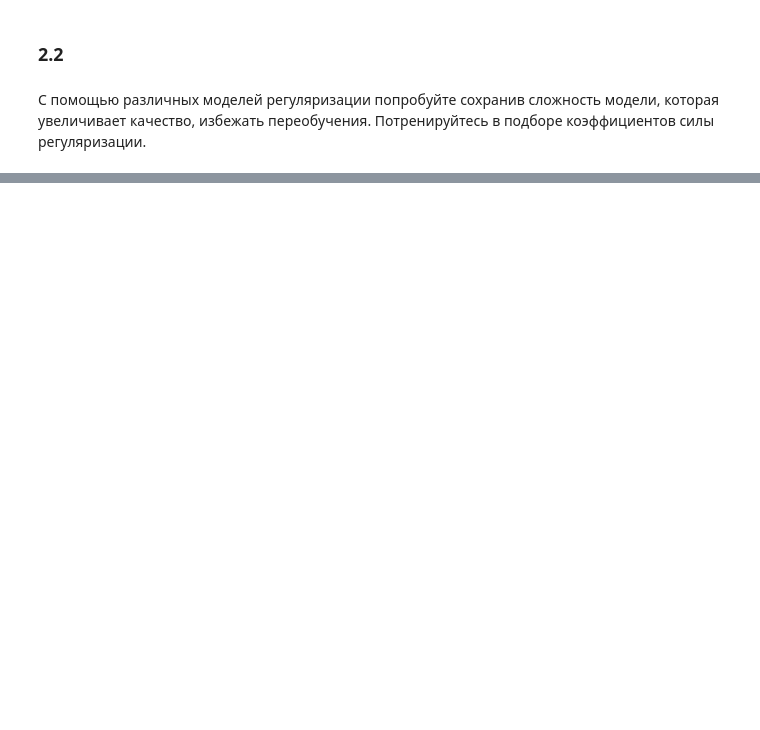
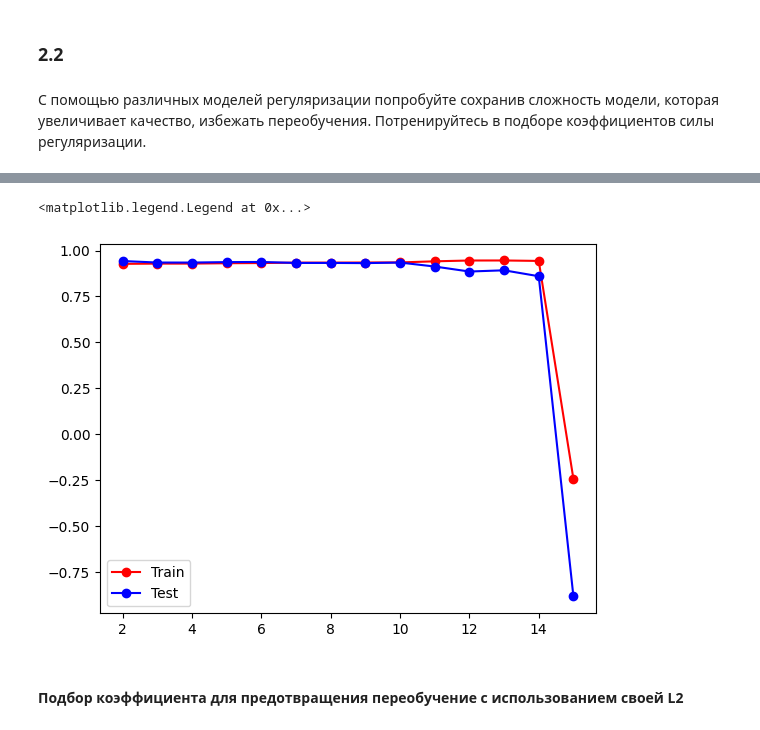
Before and after one commit to anshpak/bases-of-machine-learning, a Jupyter notebook: Shpak-lab-3.ipynb, the cells around one changed output, grey strips where cells are left out. Saved outputs shown, nothing was run; the diff lists cells and outputs as text; code cells hidden in the pictures; blank space fills up the shorter version.

```diff
--- a/Shpak-lab-3.ipynb
+++ b/Shpak-lab-3.ipynb
@@ -313,0 +350,18 @@ plt.legend(['Train', 'Test'])
+# %%
+degress = list(range(2, 16))
+scores_test = []
+scores_train = []
+for i in degress:
+    model = make_pipeline(PolynomialFeatures(degree=i),
+                          Ridge(fit_intercept=True, tol=5, alpha=0., max_iter=100000))
+    model.fit(x_train_3, y_train_3)
+    scores_test.append(model.score(x_test_3, y_test_3))
+    scores_train.append(model.score(x_train_3, y_train_3))
+plt.plot(degress, scores_train, 'r-o')
+plt.plot(degress, scores_test, 'b-o')
+plt.legend(['Train', 'Test'])
+# %% [output]
+<matplotlib.legend.Legend at 0x...>
+[figure, added]
+# %% [markdown]
+#### Подбор коэффициента для предотвращения переобучение с использованием своей L2
```
Also changed, not shown: parts of 32 cells of this notebook.
